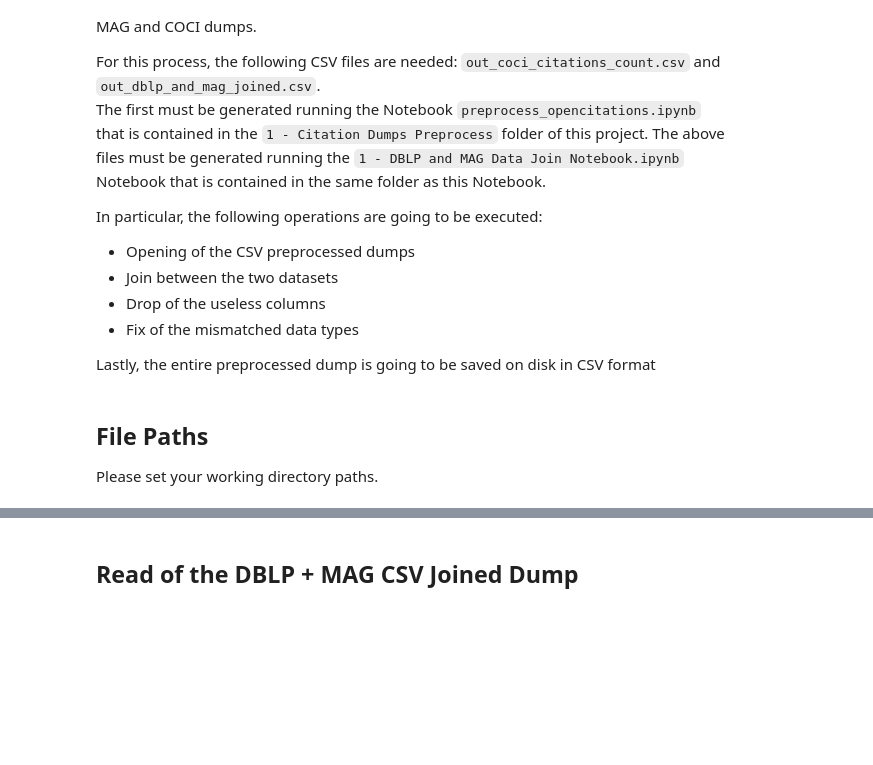
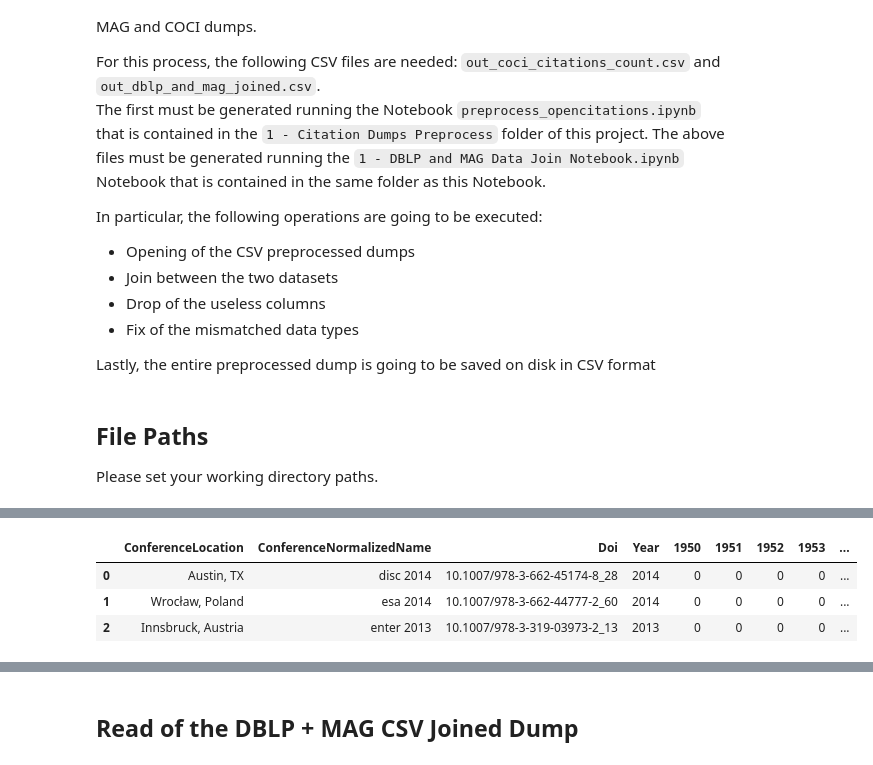
Before and after one commit to MarcoTerzulli/conftur_terzulli, a Jupyter notebook: Dataset Creation Pipeline/4 - Citation and Conference Data Cleanup/Citation and Conference Data Cleanup.ipynb, the cells around one changed output, grey strips where cells are left out. Drawn from its saved outputs; the diff is of its cells as text; code cells hidden in the pictures; blank space fills up the shorter version.

Commit message:
Pulizia Dati Citazioni e Location: inizio lavori

```diff
--- a/Dataset Creation Pipeline/4 - Citation and Conference Data Cleanup/Citation and Conference Data Cleanup.ipynb
+++ b/Dataset Creation Pipeline/4 - Citation and Conference Data Cleanup/Citation and Conference Data Cleanup.ipynb
@@ -47,0 +38,6 @@ partial_csv_path = r'/Users/marcoterzulli/File/Scuola Local/Magistrale/Materiale
+# %%
+df_citations_and_locations = pd.read_csv(path_file_export + 'out_citations_and_conferences.csv', low_memory=False, index_col=[0])
+print(f'Successfully Imported the Conference Citations and Locations CSV')
+
+df_citations_by_year_and_locations = pd.read_csv(path_file_export + 'out_citations_by_year_and_conferences.csv', low_memory=False, index_col=[0])
+print(f'Successfully Imported the Conference Citations by Year and Locations CSV')
@@ -47,0 +71,3 @@ partial_csv_path = r'/Users/marcoterzulli/File/Scuola Local/Magistrale/Materiale
+# %%
+df_citations_and_locations.drop(columns=['ConferenceTitle', 'OriginalTitle'], inplace=True)
+df_citations_by_year_and_locations.drop(columns=['ConferenceTitle', 'OriginalTitle'], inplace=True)
@@ -47,0 +81,7 @@ partial_csv_path = r'/Users/marcoterzulli/File/Scuola Local/Magistrale/Materiale
+# %%
+df_citations_by_year_and_locations.head(3)
+# %% [output]
+|  | ConferenceLocation | ConferenceNormalizedName | Doi | Year | 1950 | 1951 | 1952 | 1953 | ... |
+| 0 | Austin, TX | disc 2014 | 10.1007/978-3-662-45174-8_28 | 2014 | 0 | 0 | 0 | 0 | ... |
+| 1 | Wrocław, Poland | esa 2014 | 10.1007/978-3-662-44777-2_60 | 2014 | 0 | 0 | 0 | 0 | ... |
+| 2 | Innsbruck, Austria | enter 2013 | 10.1007/978-3-319-03973-2_13 | 2013 | 0 | 0 | 0 | 0 | ... |
```
Also changed, not shown: parts of 17 cells of this notebook, 2 other files.
